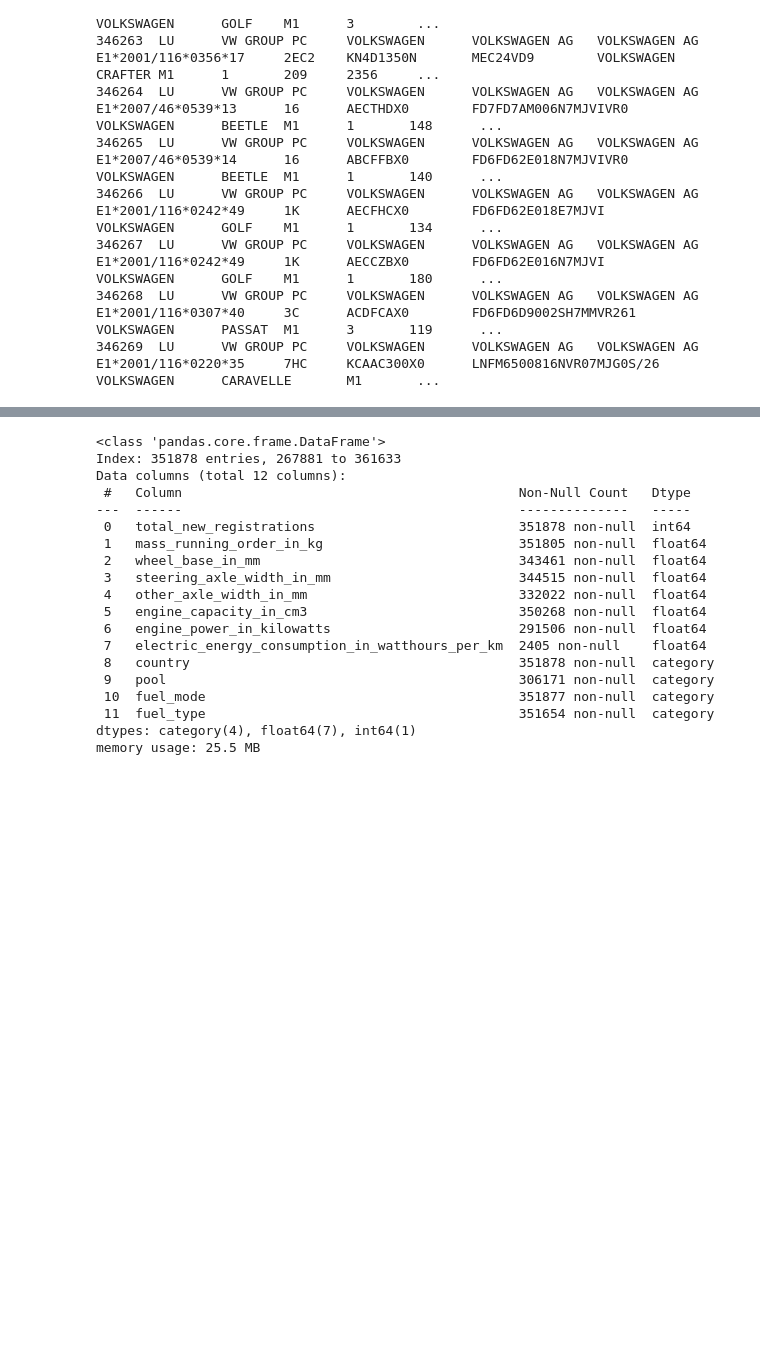
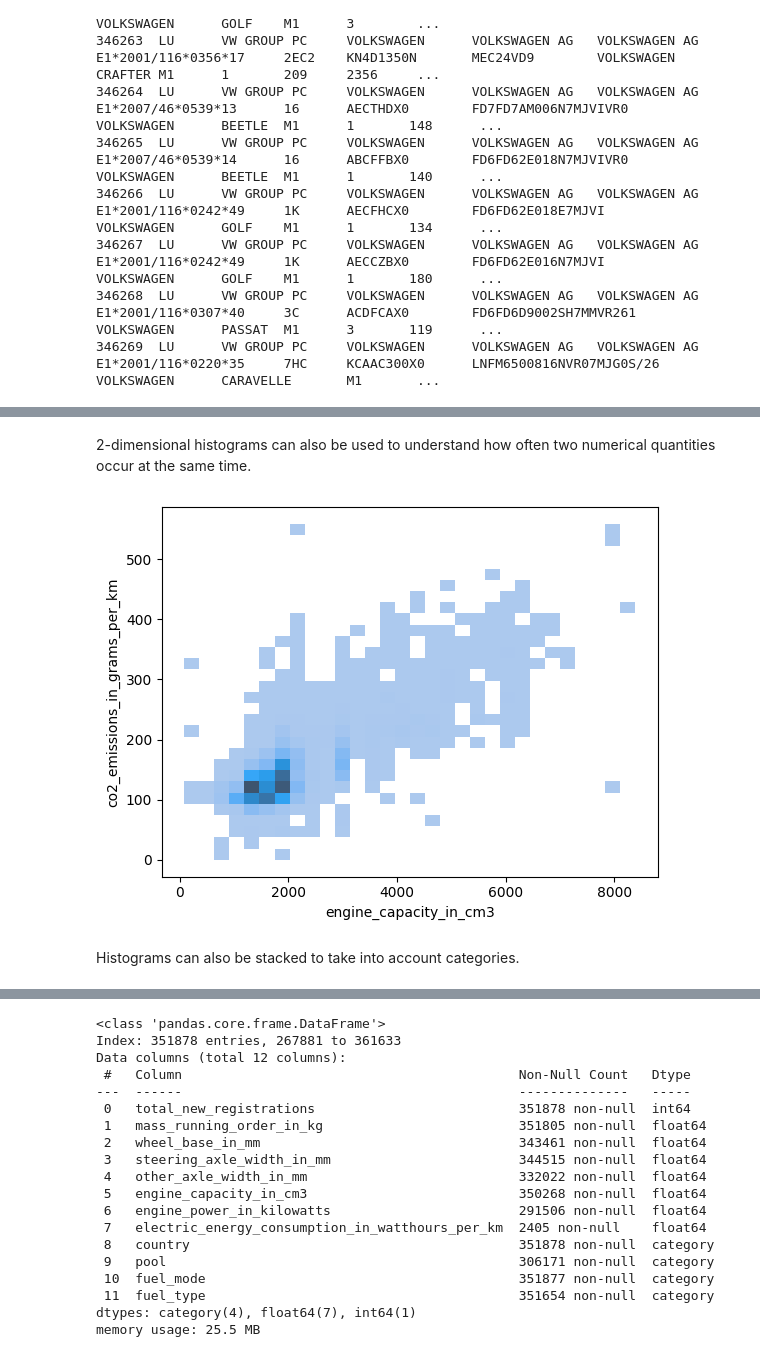
Before and after one commit to paob-renault/intro-to-ai, a Jupyter notebook: eu_cars_co2_emission_data.ipynb, the cells around one changed output, grey strips where cells are left out. Cells and saved outputs as stored; diff of their text form; code cells hidden in the pictures; blank space fills up the shorter version.

```diff
--- a/eu_cars_co2_emission_data.ipynb
+++ b/eu_cars_co2_emission_data.ipynb
@@ -255,0 +291,13 @@ X_train, X_test, y_train, y_test = train_test_split(X, y, test_size=0.2, random_
+# %% [markdown]
+2-dimensional histograms can also be used to understand how often two numerical quantities occur at the same time.
+# %%
+sns.histplot(
+    data=cars,
+    x='engine_capacity_in_cm3',
+    y='co2_emissions_in_grams_per_km',
+    bins=(30,30),
+);
+# %% [output]
+[figure, added]
+# %% [markdown]
+Histograms can also be stacked to take into account categories.
```
Also changed, not shown: parts of 74 cells of this notebook.
